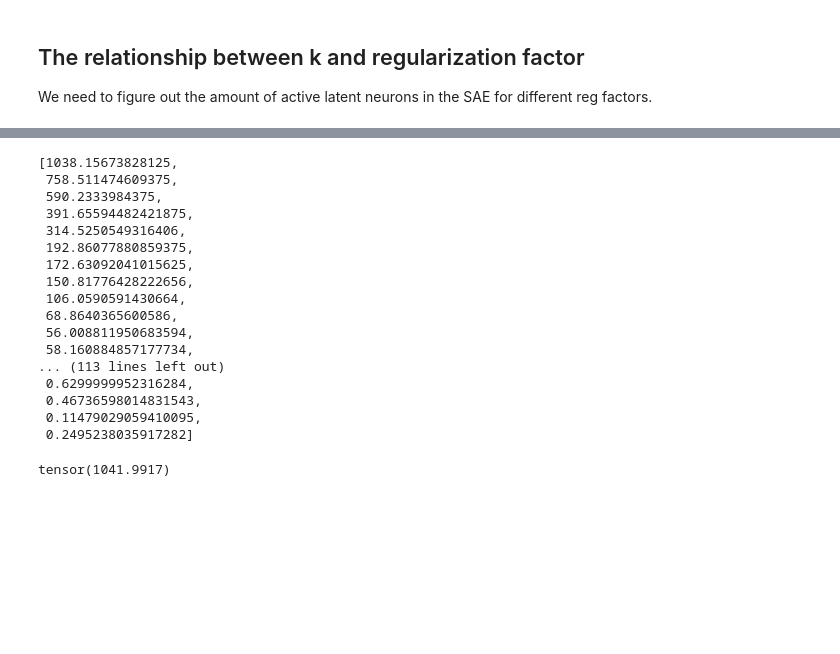
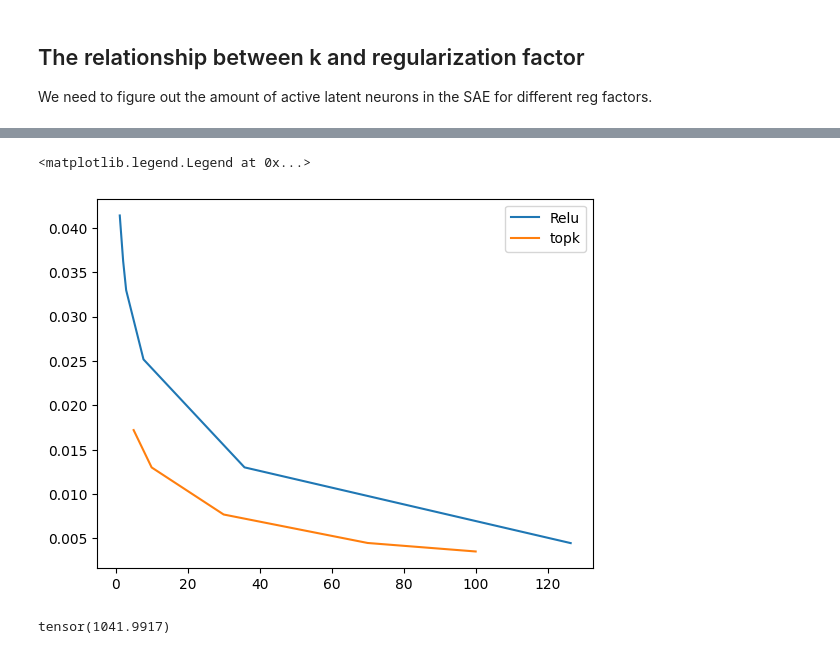
Before and after one commit to MarkusSibbesen/mechinterp_research_project, a Jupyter notebook: gridsearch_small_sae.ipynb, the cells around one changed output, grey strips where cells are left out. Saved outputs shown, nothing was run; the diff lists cells and outputs as text; code cells hidden in the pictures; blank space fills up the shorter version.

Commit message:
frontier for both

```diff
--- a/gridsearch_small_sae.ipynb
+++ b/gridsearch_small_sae.ipynb
@@ -184,6 +184,3 @@ for reg_lambda in reg_lambdas:
     sae_relu = SAE_RELU(meta_data=meta_data).to(device)
     sae_relu_trainer = SaeReluTrainer(sae_relu, 1e-3, reg_lambda, hookpoints[0])
     sae_relu_trainers.append(sae_relu_trainer)
-# %%
-for sae_relu_trainer in sae_relu_trainers:
-    plt.plot(sae_relu_trainer.active_neurons_per_token[100:])
@@ -285,23 +286,18 @@ AttributeError: 'SAE_topk' object has no attribute 'k'
-# %%
-sae_relu_trainer.active_neurons_per_token
-# %% [output]
-[1038.15673828125,
- 758.511474609375,
- 590.2333984375,
- 391.65594482421875,
- 314.5250549316406,
- 192.86077880859375,
- 172.63092041015625,
- 150.81776428222656,
- 106.0590591430664,
- 68.8640365600586,
- 56.008811950683594,
- 58.160884857177734,
-... (113 lines left out)
- 0.6299999952316284,
- 0.46736598014831543,
- 0.11479029059410095,
- 0.2495238035917282]
+# %%
+frontier_relu_x = [sae_relu_trainer.active_neurons_per_token[-2] for sae_relu_trainer in sae_relu_trainers]
+frontier_relu_y = [sae_relu_trainer.pre_reg_losses[-2] for sae_relu_trainer in sae_relu_trainers]
+
+plt.plot(frontier_relu_x, frontier_relu_y, label='Relu')
+
+
+frontier_topk_x = ks
+frontier_topk_y = [sae_topk_trainer.losses[-2] for sae_topk_trainer in sae_topk_trainers]
+
+plt.plot(frontier_topk_x, frontier_topk_y, label='topk')
+plt.legend()
+# %% [output]
+<matplotlib.legend.Legend at 0x...>
+[figure, added]
 # %%
 torch.mean(torch.sum(activations > 0, dim=1, dtype=torch.float))
 # %% [output]
```
Also changed, not shown: parts of 5 cells of this notebook.
